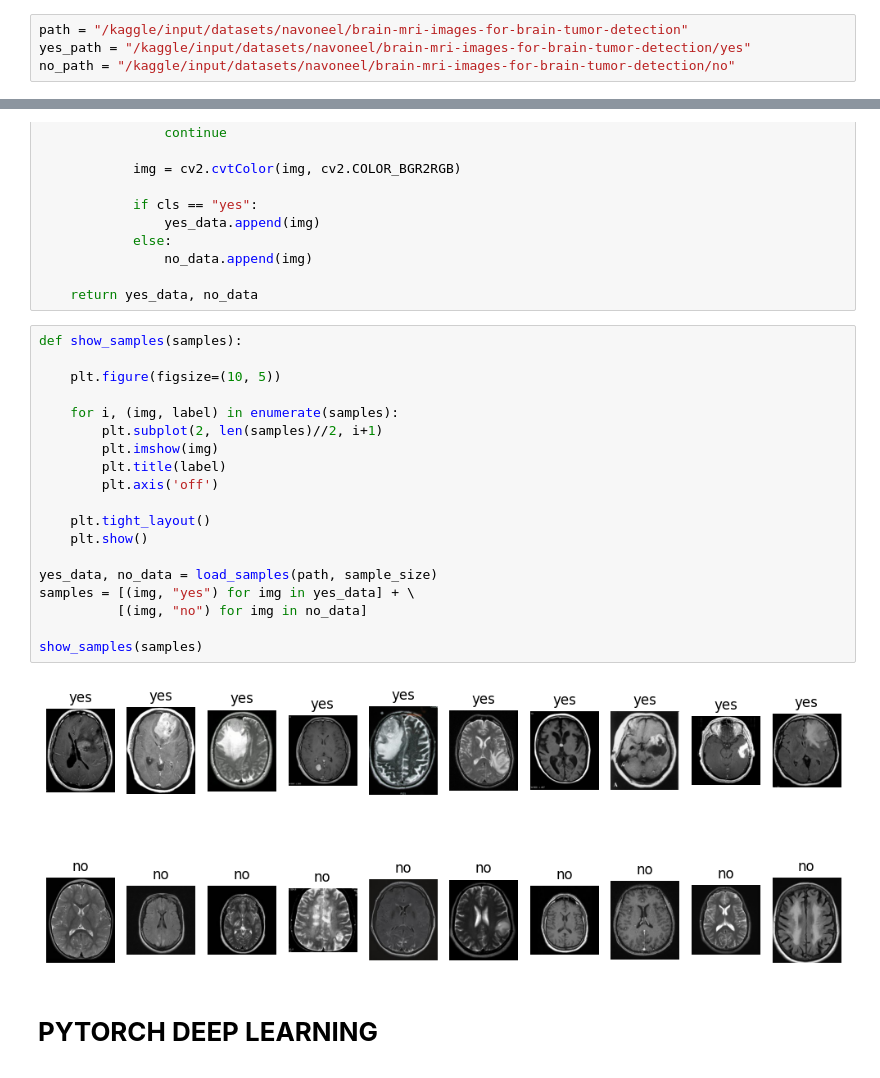
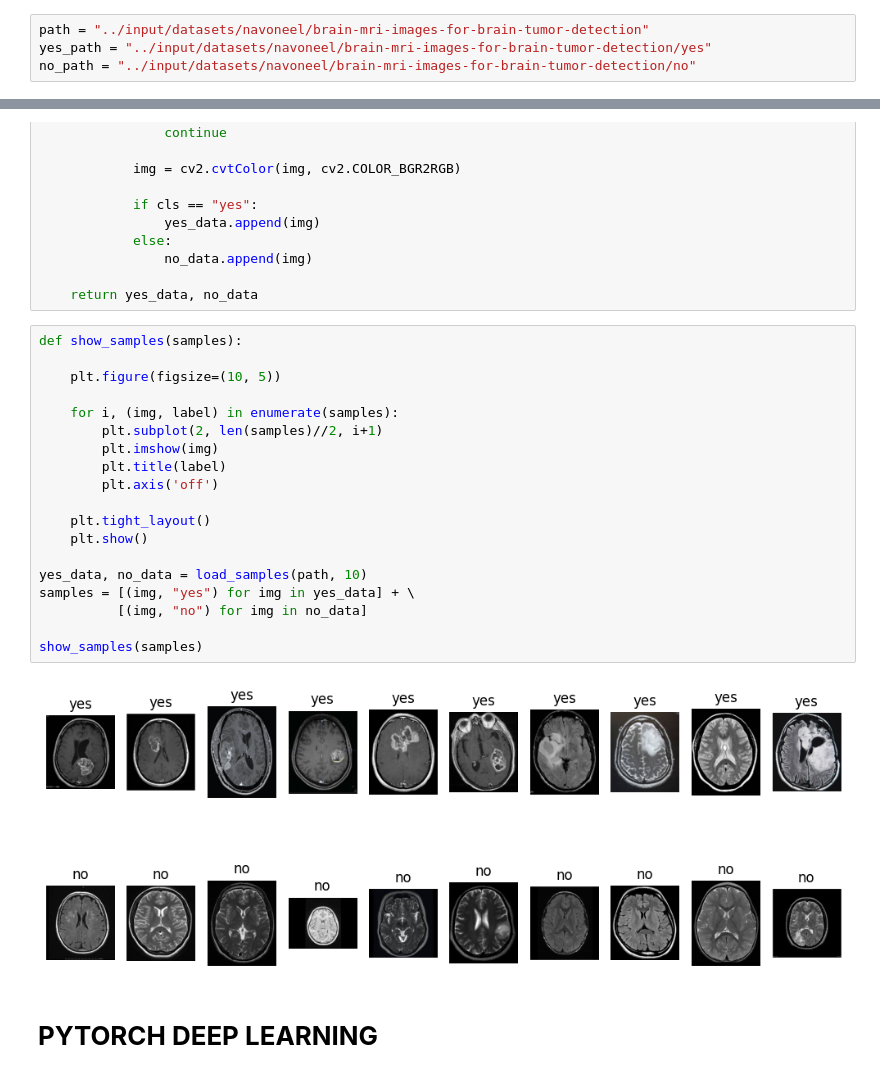
Before and after one commit to kennethmedes28/BRAIN-TUMOR_DETECTION_USING_CNN, a Jupyter notebook: brain-tumor-detection-binary.ipynb, the cells around one changed output, grey strips where cells are left out. Cells and saved outputs as stored; diff of their text form.

Commit message:
Kaggle Notebook | BRAIN TUMOR DETECTION - BINARY | Version 6

```diff
--- a/brain-tumor-detection-binary.ipynb
+++ b/brain-tumor-detection-binary.ipynb
@@ -85,9 +15,9 @@ from sklearn.model_selection import train_test_split
 from sklearn.metrics import accuracy_score, confusion_matrix
 %matplotlib inline
 # %%
-path = "/kaggle/input/datasets/navoneel/brain-mri-images-for-brain-tumor-detection"
-yes_path = "/kaggle/input/datasets/navoneel/brain-mri-images-for-brain-tumor-detection/yes"
-no_path = "/kaggle/input/datasets/navoneel/brain-mri-images-for-brain-tumor-detection/no"
+path = "../input/datasets/navoneel/brain-mri-images-for-brain-tumor-detection"
+yes_path = "../input/datasets/navoneel/brain-mri-images-for-brain-tumor-detection/yes"
+no_path = "../input/datasets/navoneel/brain-mri-images-for-brain-tumor-detection/no"
 # %%
 yes_counts = 0
 no_counts = 0
@@ -153,24 +78,24 @@ def load_samples(base_path, num_samples):
 # %%
 def show_samples(samples):
 
     plt.figure(figsize=(10, 5))
 
     for i, (img, label) in enumerate(samples):
         plt.subplot(2, len(samples)//2, i+1)
         plt.imshow(img)
         plt.title(label)
         plt.axis('off')
 
     plt.tight_layout()
     plt.show()
 
-yes_data, no_data = load_samples(path, sample_size)
+yes_data, no_data = load_samples(path, 10)
 samples = [(img, "yes") for img in yes_data] + \
           [(img, "no") for img in no_data]
 
 show_samples(samples)
 # %% [output]
-[figure, old version]
+[figure, new version]
 # %% [markdown]
 #  **PYTORCH DEEP LEARNING**
 # %% [markdown]
```
Also changed, not shown: parts of 34 cells of this notebook.
